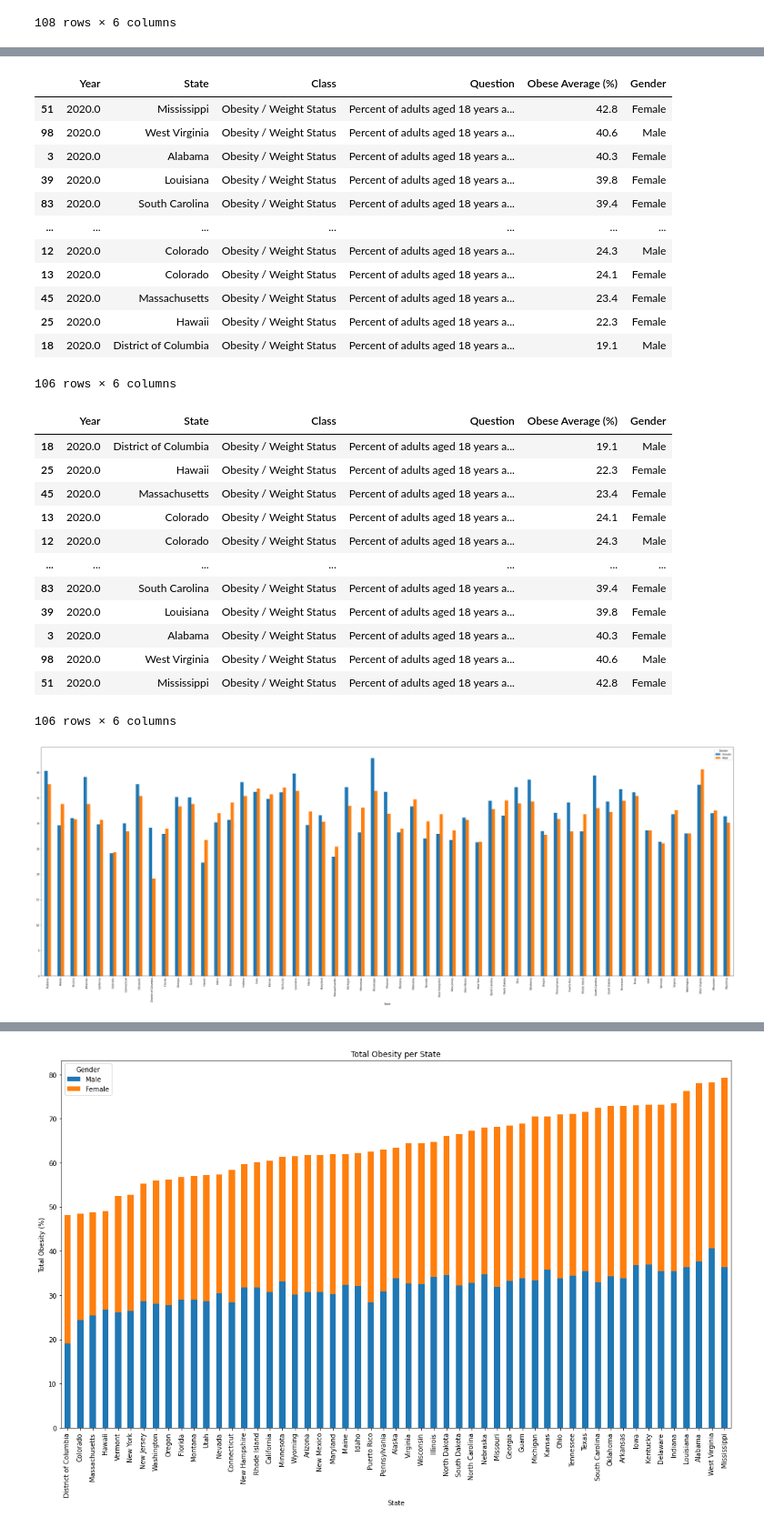
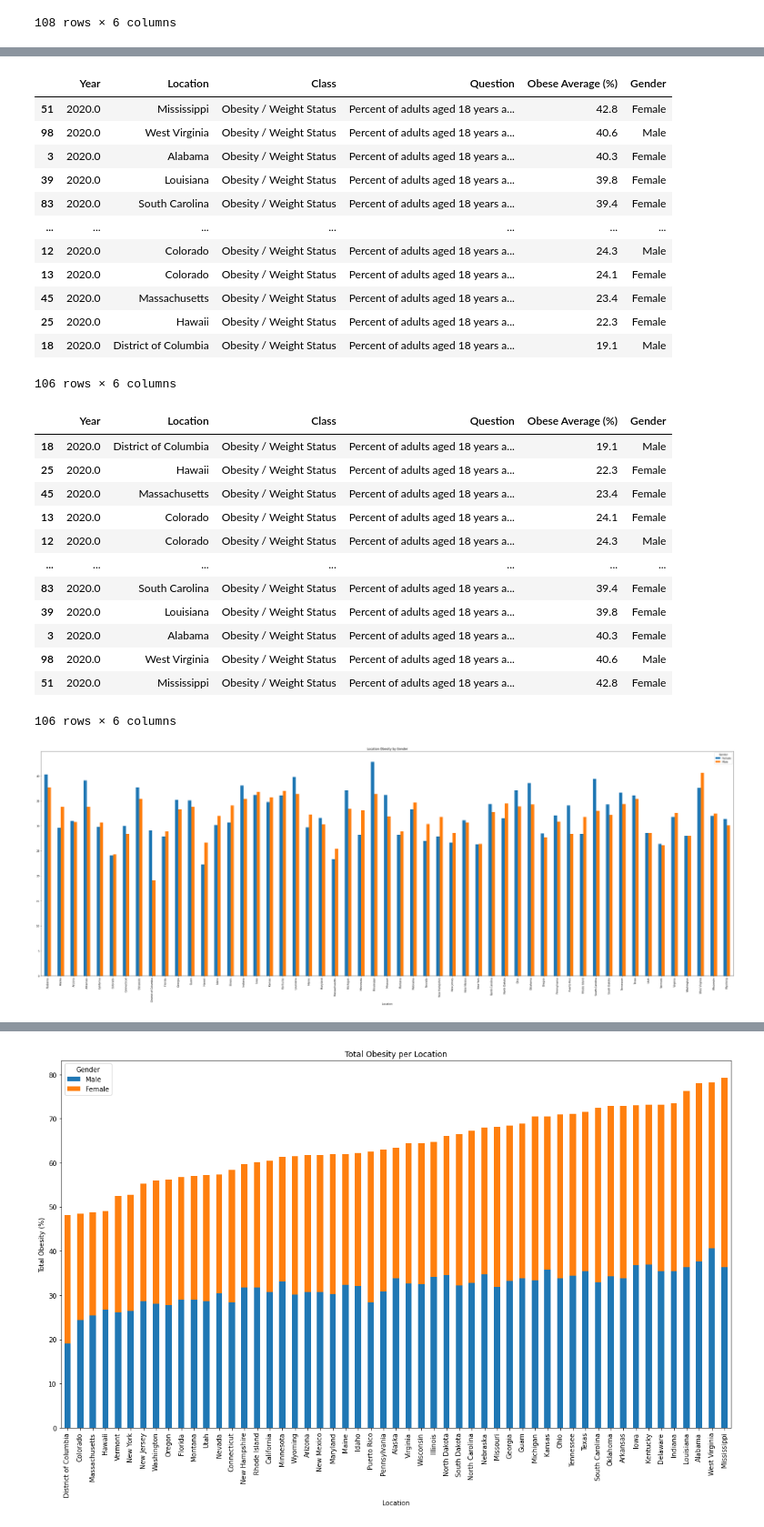
Before and after one commit to latoyawenzinger/Project_1_Healthcare, a Jupyter notebook: State_Obesity_Gender.ipynb, the cells around one changed output, grey strips where cells are left out. Shown at 91% size. Cells and saved outputs as stored; diff of their text form; code cells hidden in the pictures.

```diff
--- a/State_Obesity_Gender.ipynb
+++ b/State_Obesity_Gender.ipynb
@@ -93,6 +93,6 @@ o_clean_df
 108 rows × 6 columns
 # %%
 # Rename columns
-o_clean_df = o_clean_df.rename(columns={"Description":"Year","LocationDesc":"State","Data_Value":"Obese Average (%)","Stratification1":"Gender"})
+o_clean_df = o_clean_df.rename(columns={"Description":"Year","LocationDesc":"Location","Data_Value":"Obese Average (%)","Stratification1":"Gender"})
 o_clean_df
 # %% [output]
@@ -132,7 +132,7 @@ o_final_df
 highest = o_final_df.sort_values("Obese Average (%)", ascending=False)
 highest
 # %% [output]
-|  | Year | State | Class | Question | Obese Average (%) | Gender |
+|  | Year | Location | Class | Question | Obese Average (%) | Gender |
 | 51 | 2020.0 | Mississippi | Obesity / Weight Status | Percent of adults aged 18 years a... | 42.8 | Female |
 | 98 | 2020.0 | West Virginia | Obesity / Weight Status | Percent of adults aged 18 years a... | 40.6 | Male |
 | 3 | 2020.0 | Alabama | Obesity / Weight Status | Percent of adults aged 18 years a... | 40.3 | Female |
@@ -150,7 +150,7 @@ highest
 lowest = o_final_df.sort_values("Obese Average (%)")
 lowest
 # %% [output]
-|  | Year | State | Class | Question | Obese Average (%) | Gender |
+|  | Year | Location | Class | Question | Obese Average (%) | Gender |
 | 18 | 2020.0 | District of Columbia | Obesity / Weight Status | Percent of adults aged 18 years a... | 19.1 | Male |
 | 25 | 2020.0 | Hawaii | Obesity / Weight Status | Percent of adults aged 18 years a... | 22.3 | Female |
 | 45 | 2020.0 | Massachusetts | Obesity / Weight Status | Percent of adults aged 18 years a... | 23.4 | Female |
@@ -166,13 +166,15 @@ lowest
 # %%
 # Create bar chart showing obesity % for each state by gender
 # Filter dataframe down to state, obesity, and gender
-o_final_df.pivot(index='State', columns='Gender', values='Obese Average (%)').plot(kind='bar', figsize=(40,15))
-plt.title('State Obesity by Gender')
+o_final_df.pivot(index='Location', columns='Gender', values='Obese Average (%)').plot(kind='bar', figsize=(40,15))
+
+plt.title('Location Obesity by Gender')
 plt.tight_layout()
+
 # Save
-plt.savefig("Resources/state_gender_obesity.png")
+plt.savefig("Resources/location_gender_obesity.png")
 plt.show()
 # %% [output]
-[figure, old version]
+[figure, new version]
 # %%
 # Create table for stacked bar chart
```
Also changed, not shown: parts of 4 cells of this notebook, 2 other files.
